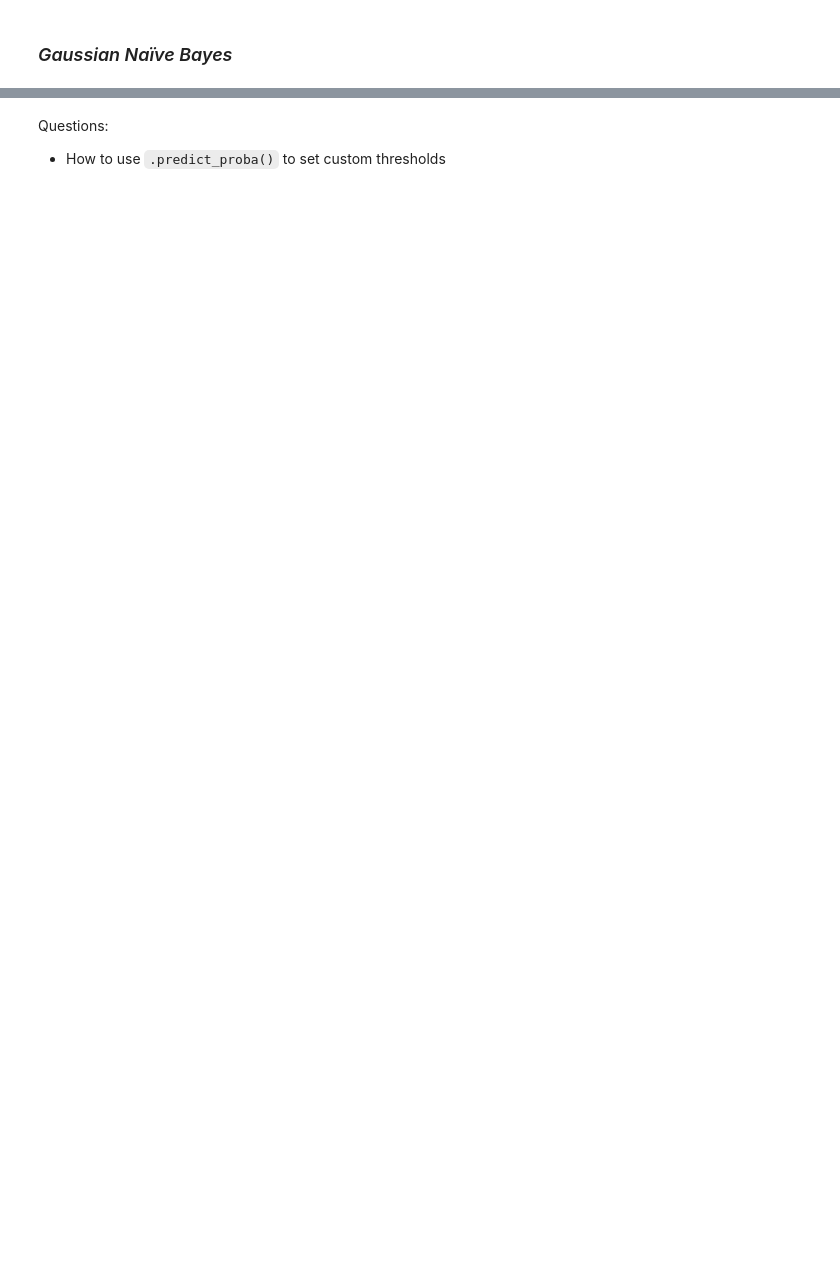
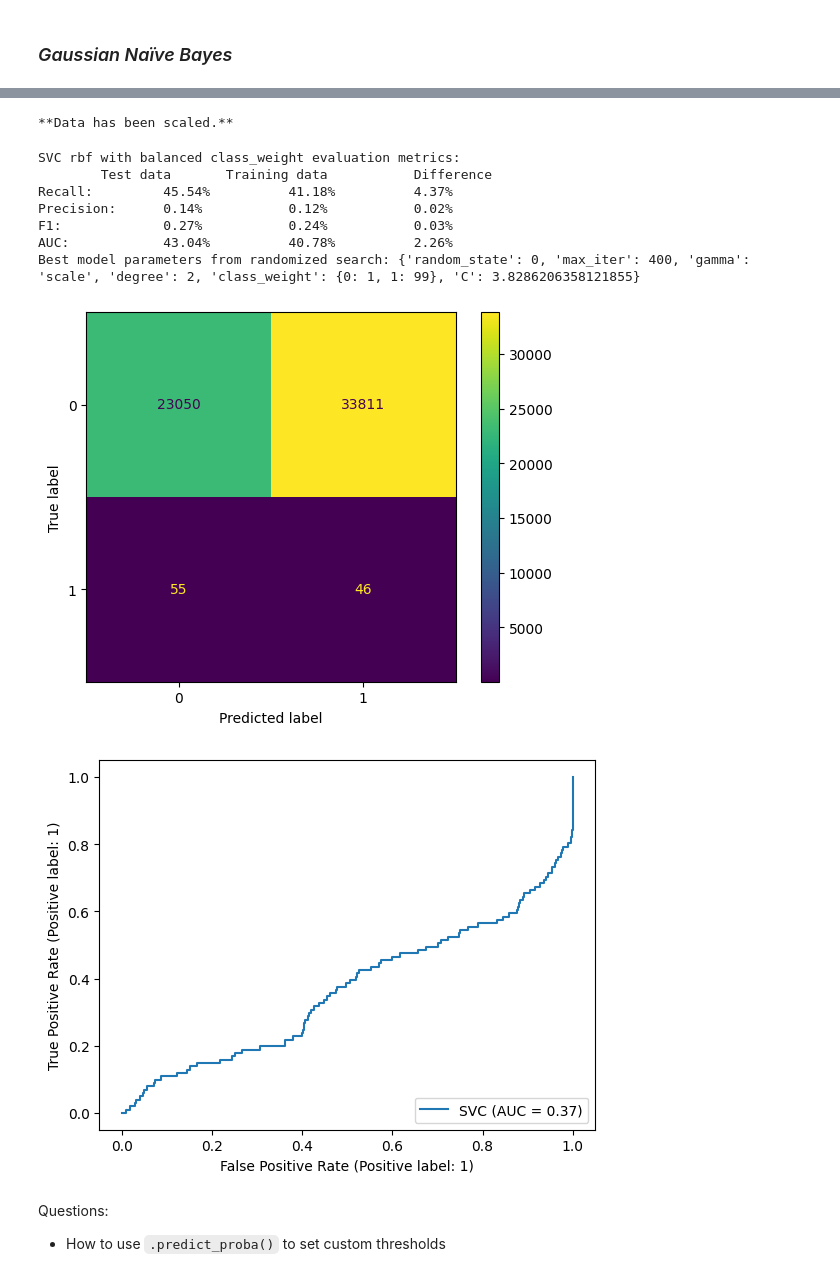
Before and after one commit to silvhua-Lighthouse/2022-10-20-svm_naive_bayes_exercise, a Jupyter notebook: supervised_learning_challenge.ipynb, the cells around one changed output, grey strips where cells are left out. Drawn from its saved outputs; the diff is of its cells as text; code cells hidden in the pictures; blank space fills up the shorter version.

```diff
--- a/supervised_learning_challenge.ipynb
+++ b/supervised_learning_challenge.ipynb
@@ -333,0 +355,10 @@ function:
+# %%
+# save the model to disk
+
+model = best_svm_rbf
+
+filename = 'model_best_svm_rbf.sav'
+pickle.dump(model, open(filename, 'wb'))
+# %%
+# Load the saved model
+pickle.load(open(filename, 'rb'))
@@ -334,3 +432,36 @@ function:
+# %%
+# This time re-do SVC rbf with same parameters except class_weight set with dictionary'
+model_name = 'SVC rbf with balanced class_weight'
+
+params = {'C': [3.8286206358121855],
+'class_weight': [{0: 1, 1: 99}],
+'degree': [2],
+'gamma': ['scale'],
+'max_iter': [400],
+'random_state': [0]}
+
+model = SVC(kernel='rbf')
+model_attributes = supervised(df, model, params, model_name=model_name)
+
+best_svm_rbf3 = model_attributes.get_best_model()
+
+# save the model to disk
+
+model = best_svm_rbf3
+
+filename = 'model_best_svm_rbf_classweight_custom.sav'
+pickle.dump(model, open(filename, 'wb'))
+# %% [output]
+**Data has been scaled.**
+SVC rbf with balanced class_weight evaluation metrics:
+        Test data       Training data           Difference
+Recall:         45.54%          41.18%          4.37%
+Precision:      0.14%           0.12%           0.02%
+F1:             0.27%           0.24%           0.03%
+AUC:            43.04%          40.78%          2.26%
+Best model parameters from randomized search: {'random_state': 0, 'max_iter': 400, 'gamma': 'scale', 'degree': 2, 'class_weight': {0: 1, 1: 99}, 'C': 3.8286206358121855}
+[figure, added]
+[figure, added]
 # %% [markdown]
 Questions:
 * How to use `.predict_proba()` to set custom thresholds
```
Also changed, not shown: parts of 17 cells of this notebook.
